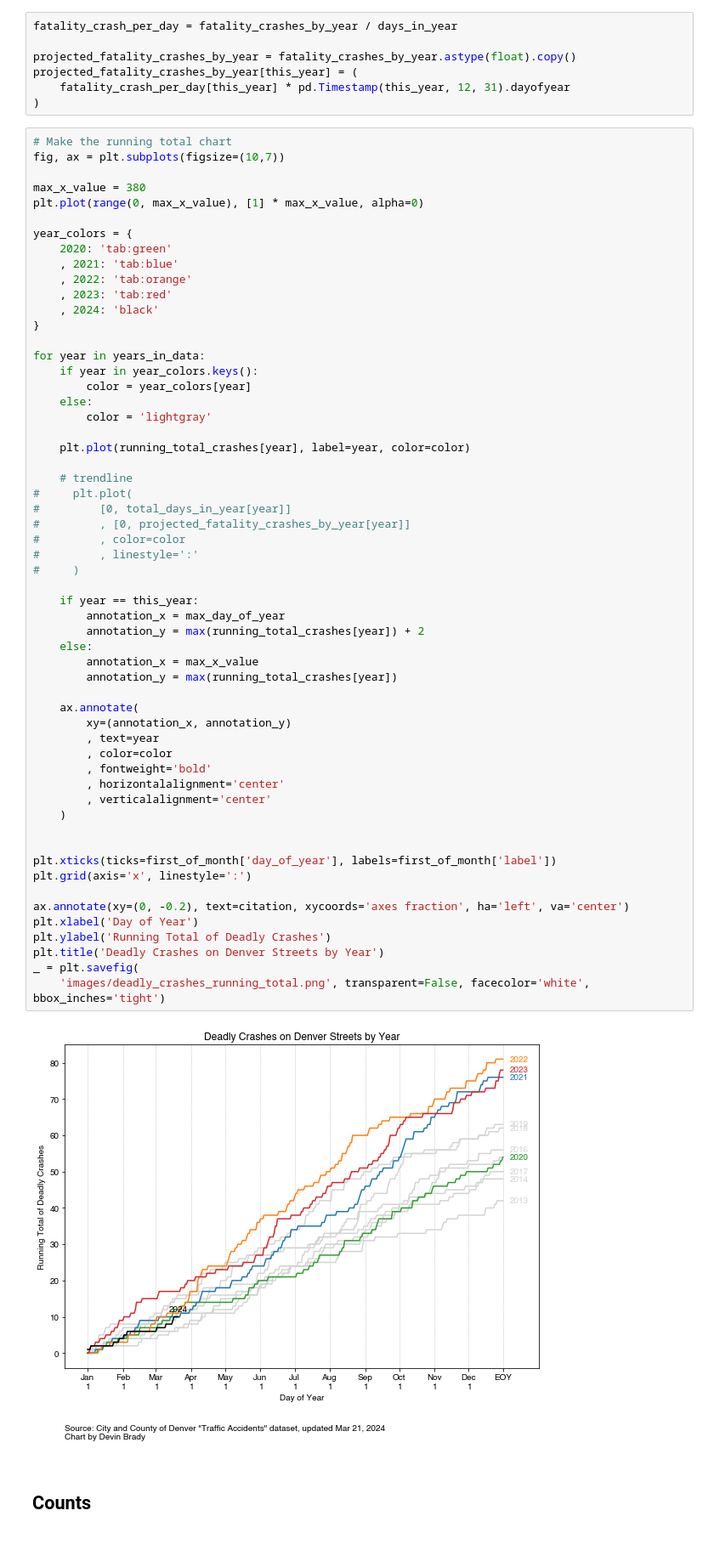
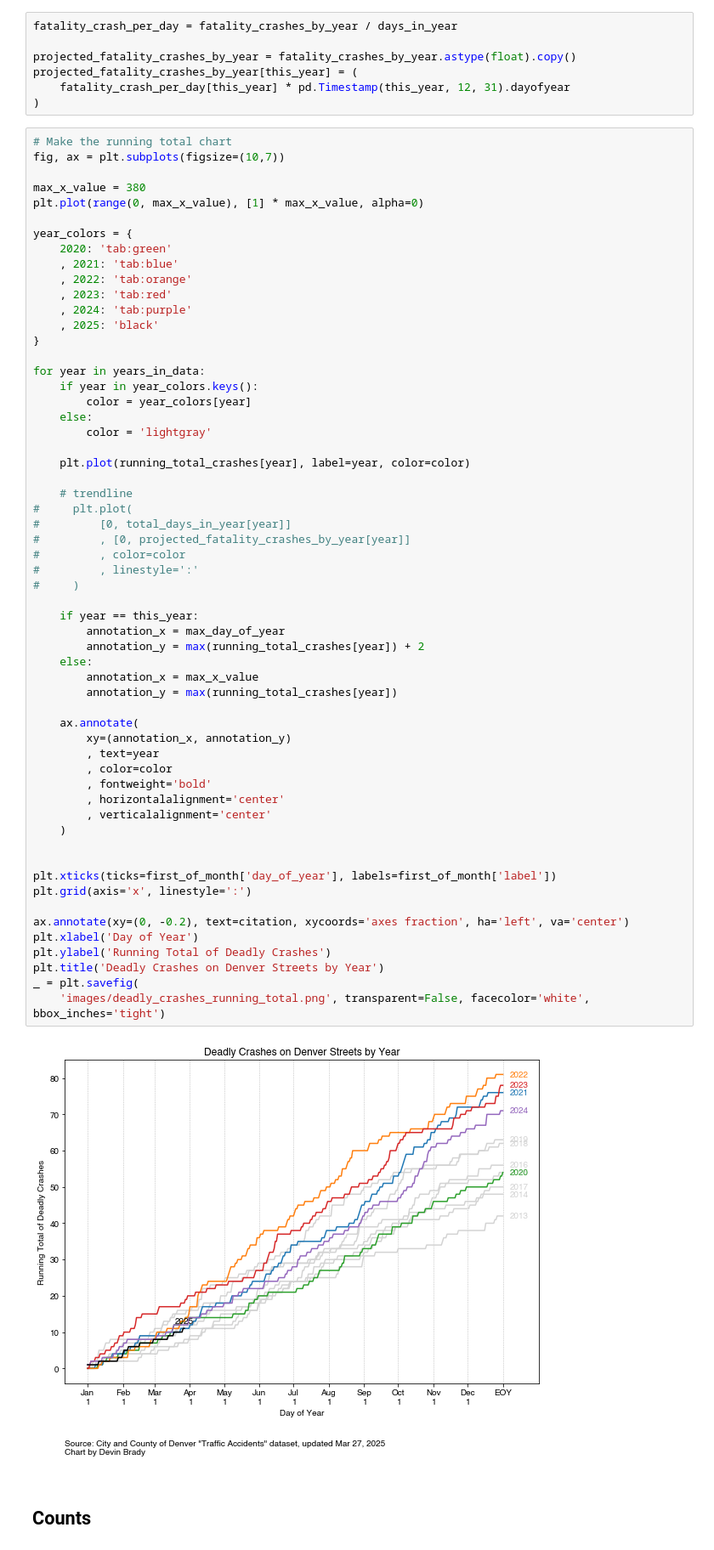
Before and after one commit to devinbrady/denver-street-data, a Jupyter notebook: notebooks/Deadly_Crashes_by_Year.ipynb, the cells around one changed output. Shown at 85% size. Saved outputs shown, nothing was run; the diff lists cells and outputs as text.

```diff
--- a/notebooks/Deadly_Crashes_by_Year.ipynb
+++ b/notebooks/Deadly_Crashes_by_Year.ipynb
@@ -162,7 +162,8 @@ year_colors = {
     , 2021: 'tab:blue'
     , 2022: 'tab:orange'
     , 2023: 'tab:red'
-    , 2024: 'black'
+    , 2024: 'tab:purple'
+    , 2025: 'black'
 }
 
 for year in years_in_data:
@@ -181,34 +182,34 @@ for year in years_in_data:
 #         , linestyle=':'
 #     )
 
     if year == this_year:
         annotation_x = max_day_of_year
         annotation_y = max(running_total_crashes[year]) + 2
     else:
         annotation_x = max_x_value
         annotation_y = max(running_total_crashes[year])
 
     ax.annotate(
         xy=(annotation_x, annotation_y)
         , text=year
         , color=color
         , fontweight='bold'
         , horizontalalignment='center'
         , verticalalignment='center'
     )
 
 
 plt.xticks(ticks=first_of_month['day_of_year'], labels=first_of_month['label'])
 plt.grid(axis='x', linestyle=':')
 
 ax.annotate(xy=(0, -0.2), text=citation, xycoords='axes fraction', ha='left', va='center')
 plt.xlabel('Day of Year')
 plt.ylabel('Running Total of Deadly Crashes')
 plt.title('Deadly Crashes on Denver Streets by Year')
 _ = plt.savefig(
     'images/deadly_crashes_running_total.png', transparent=False, facecolor='white', bbox_inches='tight')
 # %% [output]
-[figure, old version]
+[figure, new version]
 # %% [markdown]
 ## Counts
 # %%
```
Also changed, not shown: parts of 11 cells of this notebook, 25 other files.
